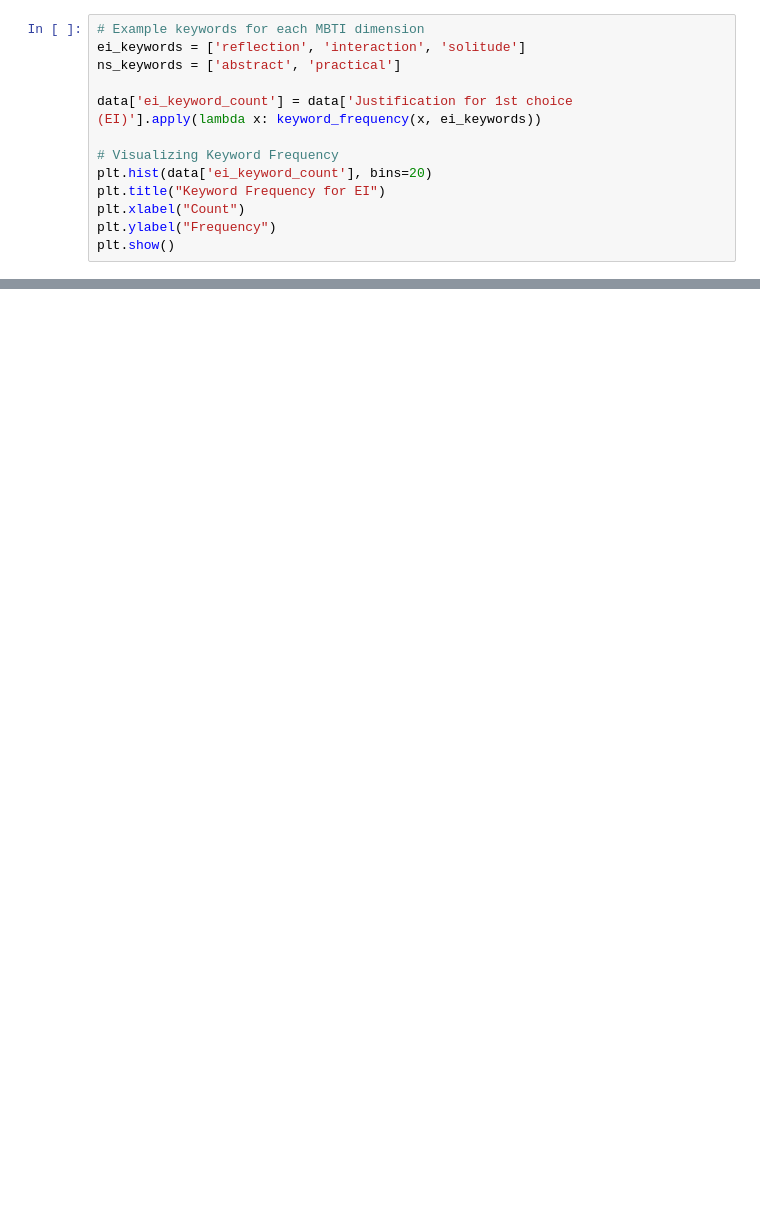
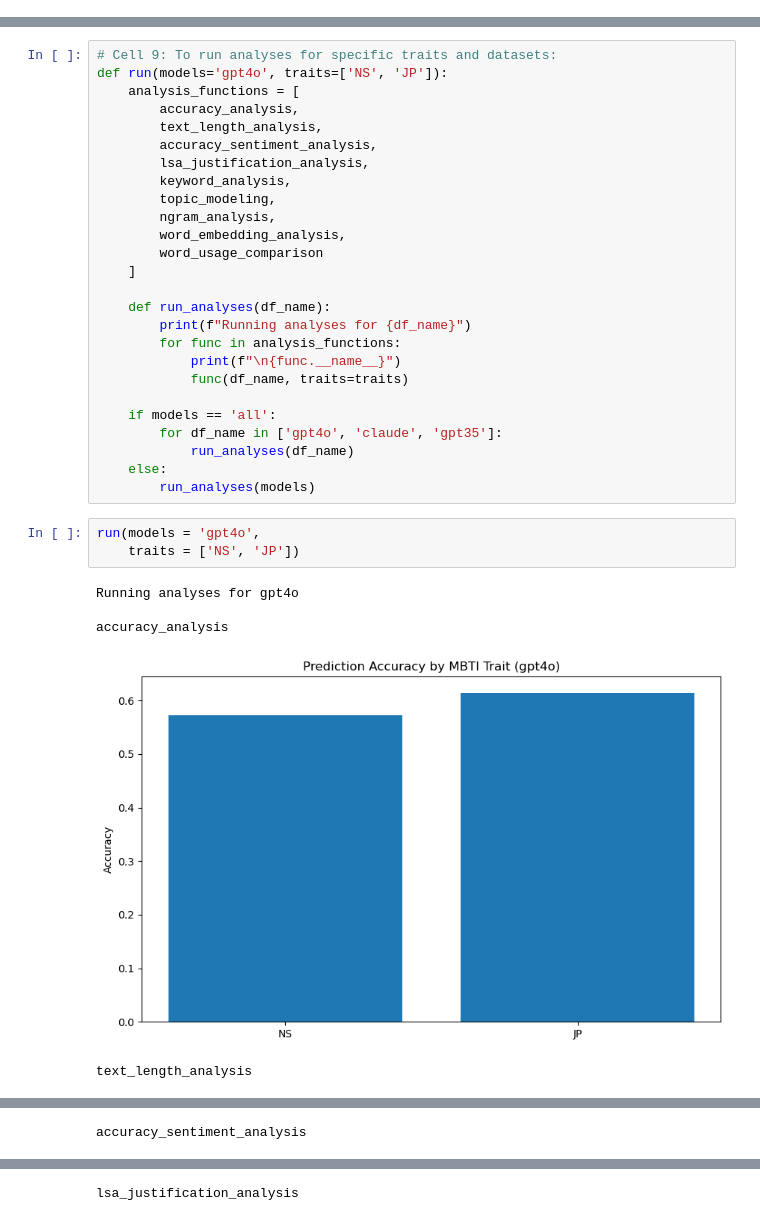
Before and after one commit to suharar/master_thesis, a Jupyter notebook: study1/notebooks/02_analysis/02_justification_analysis/justification_analysis.ipynb, the cells around one changed output, grey strips where cells are left out. Cells and saved outputs as stored; diff of their text form; blank space fills up the shorter version.

Commit message:
study1 justification analysis update

```diff
--- a/study1/notebooks/02_analysis/02_justification_analysis/justification_analysis.ipynb
+++ b/study1/notebooks/02_analysis/02_justification_analysis/justification_analysis.ipynb
@@ -95,13 +0,0 @@ def keyword_frequency(text, keywords):
-# %%
-# Example keywords for each MBTI dimension
-ei_keywords = ['reflection', 'interaction', 'solitude']
-ns_keywords = ['abstract', 'practical']
-
-data['ei_keyword_count'] = data['Justification for 1st choice (EI)'].apply(lambda x: keyword_frequency(x, ei_keywords))
-
-# Visualizing Keyword Frequency
-plt.hist(data['ei_keyword_count'], bins=20)
-plt.title("Keyword Frequency for EI")
-plt.xlabel("Count")
-plt.ylabel("Frequency")
-plt.show()
@@ -113,0 +464,35 @@ plt.show()
+# %%
+# Cell 9: To run analyses for specific traits and datasets:
+def run(models='gpt4o', traits=['NS', 'JP']):
+    analysis_functions = [
+        accuracy_analysis,
+        text_length_analysis,
+        accuracy_sentiment_analysis,
+        lsa_justification_analysis,
+        keyword_analysis,
+        topic_modeling,
+        ngram_analysis,
+        word_embedding_analysis,
+        word_usage_comparison
+    ]
+
+    def run_analyses(df_name):
+        print(f"Running analyses for {df_name}")
+        for func in analysis_functions:
+            print(f"\n{func.__name__}")
+            func(df_name, traits=traits)
+
+    if models == 'all':
+        for df_name in ['gpt4o', 'claude', 'gpt35']:
+            run_analyses(df_name)
+    else:
+        run_analyses(models)
+# %%
+run(models = 'gpt4o',
+    traits = ['NS', 'JP'])
+# %% [output]
+Running analyses for gpt4o
+
+accuracy_analysis
+[figure, added]
+text_length_analysis
@@ -113,0 +500 @@ plt.show()
+accuracy_sentiment_analysis
@@ -113,0 +502 @@ plt.show()
+lsa_justification_analysis
```
Also changed, not shown: parts of 26 cells of this notebook, 4 other files.
